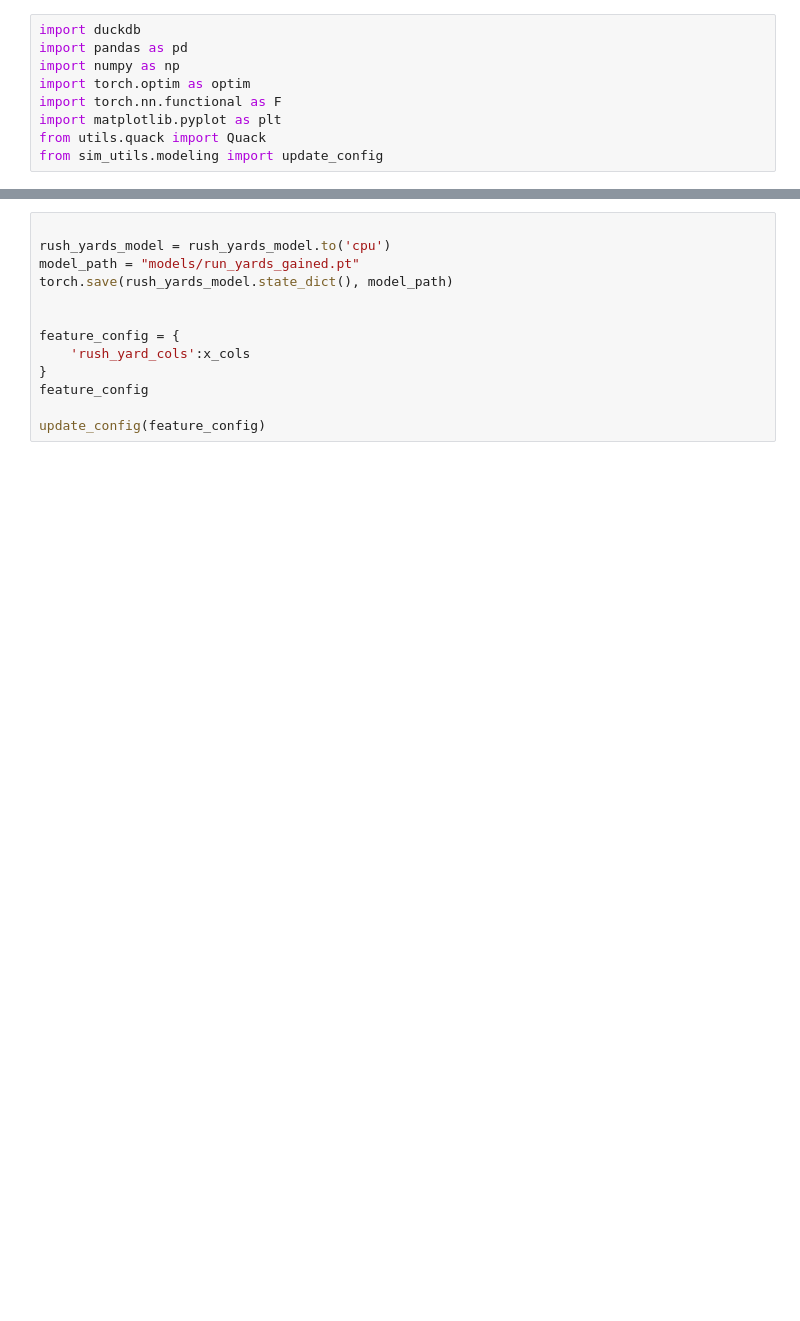
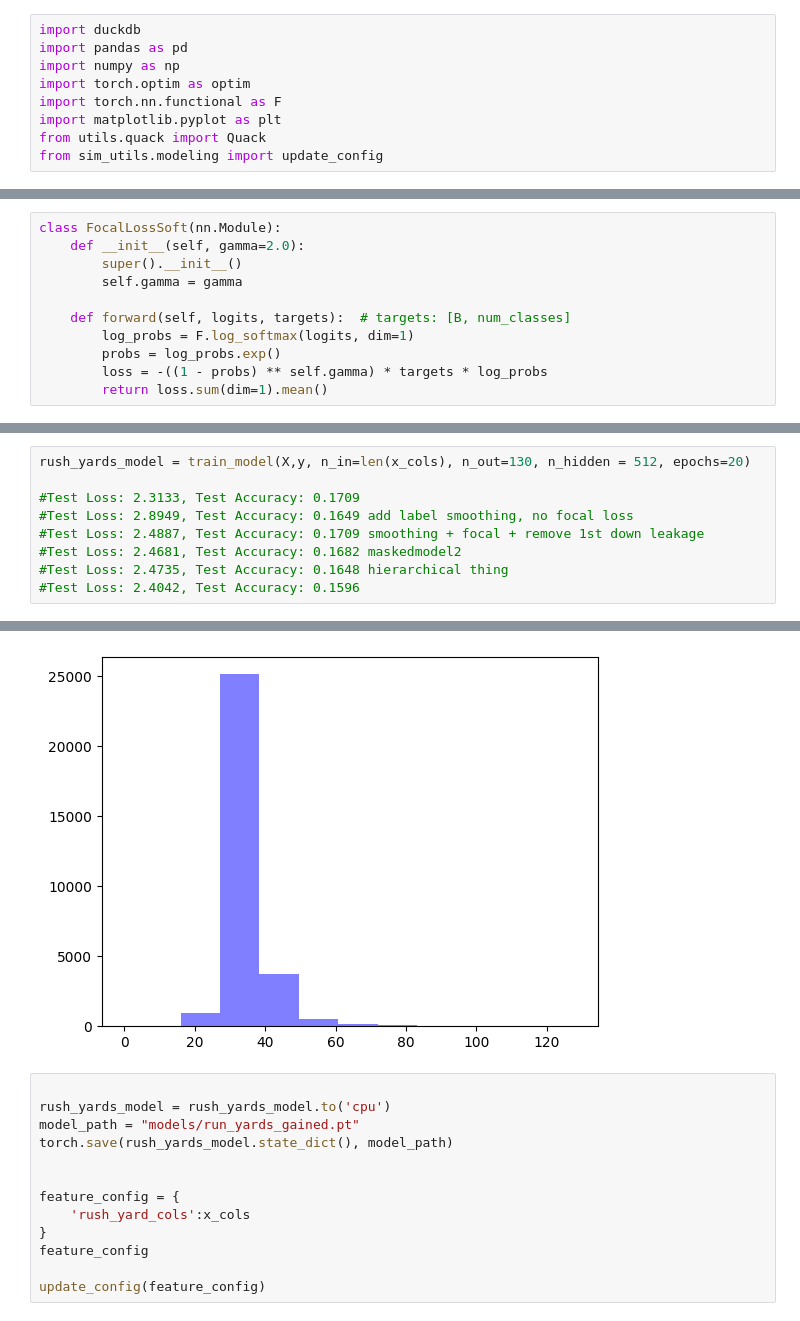
Before and after one commit to sharedw/NFL_sim, a Jupyter notebook: notebooks/train_models/rush_yard_model.ipynb, the cells around one changed output, grey strips where cells are left out. Cells and saved outputs as stored; diff of their text form; blank space fills up the shorter version.

```diff
--- a/notebooks/train_models/rush_yard_model.ipynb
+++ b/notebooks/train_models/rush_yard_model.ipynb
@@ -186,0 +214,11 @@ class FocalLoss(nn.Module):
+# %%
+class FocalLossSoft(nn.Module):
+	def __init__(self, gamma=2.0):
+		super().__init__()
+		self.gamma = gamma
+
+	def forward(self, logits, targets):  # targets: [B, num_classes]
+		log_probs = F.log_softmax(logits, dim=1)
+		probs = log_probs.exp()
+		loss = -((1 - probs) ** self.gamma) * targets * log_probs
+		return loss.sum(dim=1).mean()
@@ -282,0 +337,10 @@ Test Loss: 3.5821, Test Accuracy: 0.1496
+# %%
+rush_yards_model = train_model(X,y, n_in=len(x_cols), n_out=130, n_hidden = 512, epochs=20)
+
+#Test Loss: 2.3133, Test Accuracy: 0.1709
+#Test Loss: 2.8949, Test Accuracy: 0.1649 add label smoothing, no focal loss
+#Test Loss: 2.4887, Test Accuracy: 0.1709 smoothing + focal + remove 1st down leakage
+#Test Loss: 2.4681, Test Accuracy: 0.1682 maskedmodel2
+#Test Loss: 2.4735, Test Accuracy: 0.1648 hierarchical thing
+#Test Loss: 2.4042, Test Accuracy: 0.1596
+# %% [output]
@@ -283,3 +364,4 @@ Test Loss: 3.5821, Test Accuracy: 0.1496
+[figure, added]
 # %%
 
 rush_yards_model = rush_yards_model.to('cpu')
```
Also changed, not shown: parts of 18 cells of this notebook.
